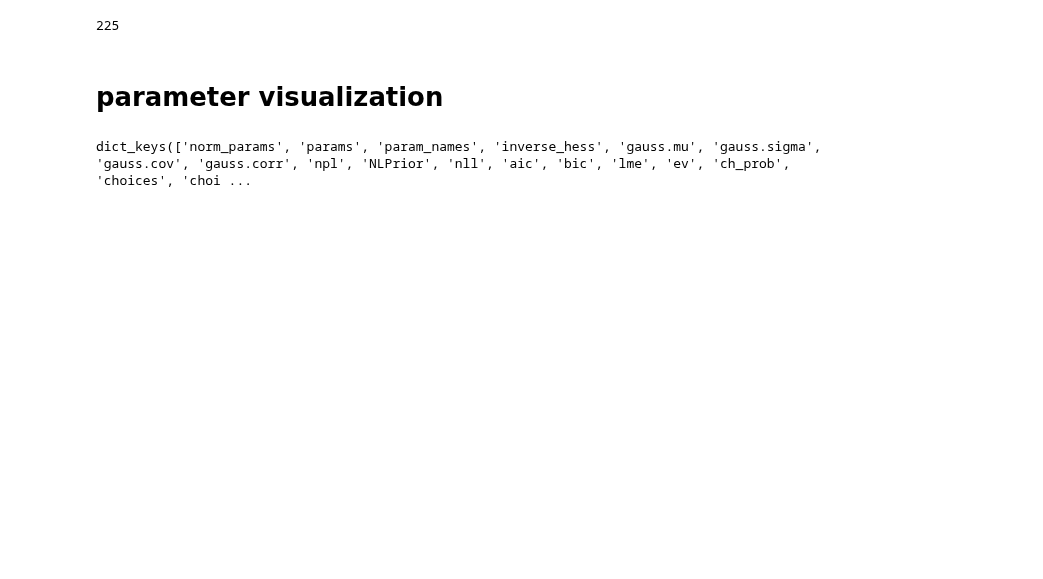
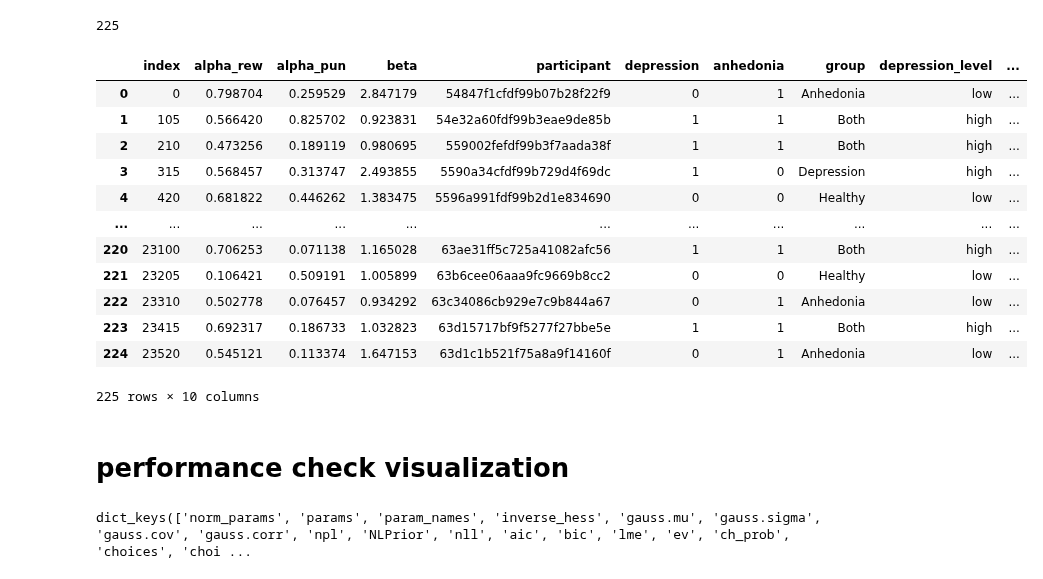
Before and after one commit to shawnrhoads/pyEM, a Jupyter notebook: examples/RW.ipynb, the cells around one changed output. Saved outputs shown, nothing was run; the diff lists cells and outputs as text; code cells hidden in the pictures; blank space fills up the shorter version.

```diff
--- a/examples/RW.ipynb
+++ b/examples/RW.ipynb
@@ -322,0 +319,27 @@ for subj_idx in range(nsubjects):
+# %%
+# get participant ID
+param_df['participant'] = sub_c['participant'].unique()
+
+psych_df = baseline_slot[['depression', 'anhedonia', 'group', 'participant']]
+plot_df = pd.merge(param_df, psych_df, on='participant')
+
+# Map the 'depression' and 'anhedonia' values to 'high' and 'low'
+plot_df['depression_level'] = pd.Categorical(plot_df['depression'].map({1: 'high', 0: 'low'}), categories=['low', 'high'], ordered=True)
+plot_df['anhedonia_level'] = pd.Categorical(plot_df['anhedonia'].map({1: 'high', 0: 'low'}), categories=['low', 'high'], ordered=True)
+
+plot_df.drop_duplicates(subset='participant', inplace=True)
+plot_df.reset_index()
+# %% [output]
+|  | index | alpha_rew | alpha_pun | beta | participant | depression | anhedonia | group | depression_level | ... |
+| 0 | 0 | 0.798704 | 0.259529 | 2.847179 | 54847f1cfdf99b07b28f22f9 | 0 | 1 | Anhedonia | low | ... |
+| 1 | 105 | 0.566420 | 0.825702 | 0.923831 | 54e32a60fdf99b3eae9de85b | 1 | 1 | Both | high | ... |
+| 2 | 210 | 0.473256 | 0.189119 | 0.980695 | 559002fefdf99b3f7aada38f | 1 | 1 | Both | high | ... |
+| 3 | 315 | 0.568457 | 0.313747 | 2.493855 | 5590a34cfdf99b729d4f69dc | 1 | 0 | Depression | high | ... |
+| 4 | 420 | 0.681822 | 0.446262 | 1.383475 | 5596a991fdf99b2d1e834690 | 0 | 0 | Healthy | low | ... |
+| ... | ... | ... | ... | ... | ... | ... | ... | ... | ... | ... |
+| 220 | 23100 | 0.706253 | 0.071138 | 1.165028 | 63ae31ff5c725a41082afc56 | 1 | 1 | Both | high | ... |
+| 221 | 23205 | 0.106421 | 0.509191 | 1.005899 | 63b6cee06aaa9fc9669b8cc2 | 0 | 0 | Healthy | low | ... |
+| 222 | 23310 | 0.502778 | 0.076457 | 0.934292 | 63c34086cb929e7c9b844a67 | 0 | 1 | Anhedonia | low | ... |
+| 223 | 23415 | 0.692317 | 0.186733 | 1.032823 | 63d15717bf9f5277f27bbe5e | 1 | 1 | Both | high | ... |
+| 224 | 23520 | 0.545121 | 0.113374 | 1.647153 | 63d1c1b521f75a8a9f14160f | 0 | 1 | Anhedonia | low | ... |
+225 rows × 10 columns
@@ -323,8 +349,8 @@ for subj_idx in range(nsubjects):
+# %% [markdown]
+# performance check visualization
 # %%
 with open('EMfit_outcome_RW.pkl', 'rb') as f:
     modout = pickle.load(f)
-# %% [markdown]
-# parameter visualization
 # %%
 modout['RW']['fit'].keys()
 # %% [output]
```
Also changed, not shown: parts of 13 cells of this notebook, 4 other files.
